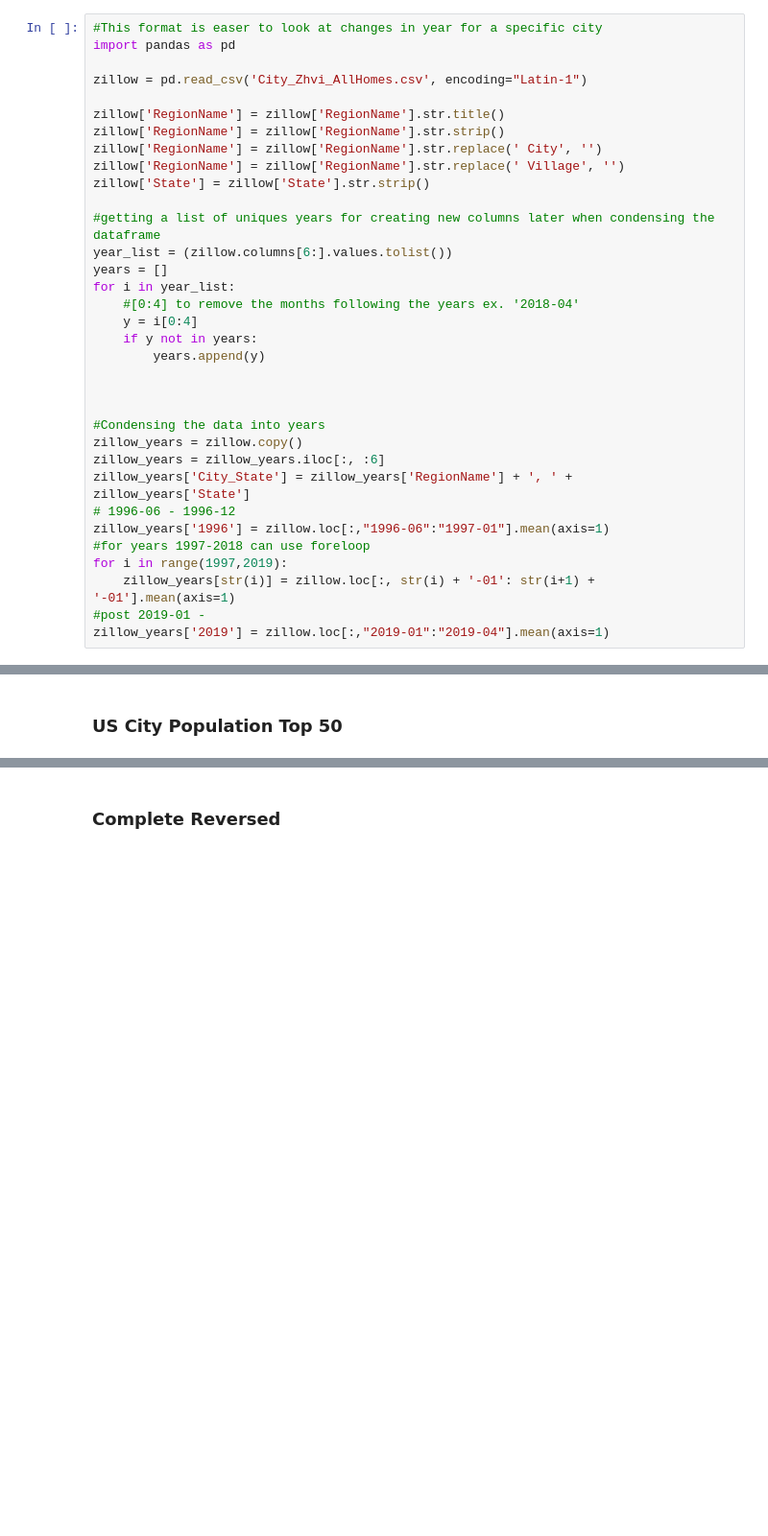
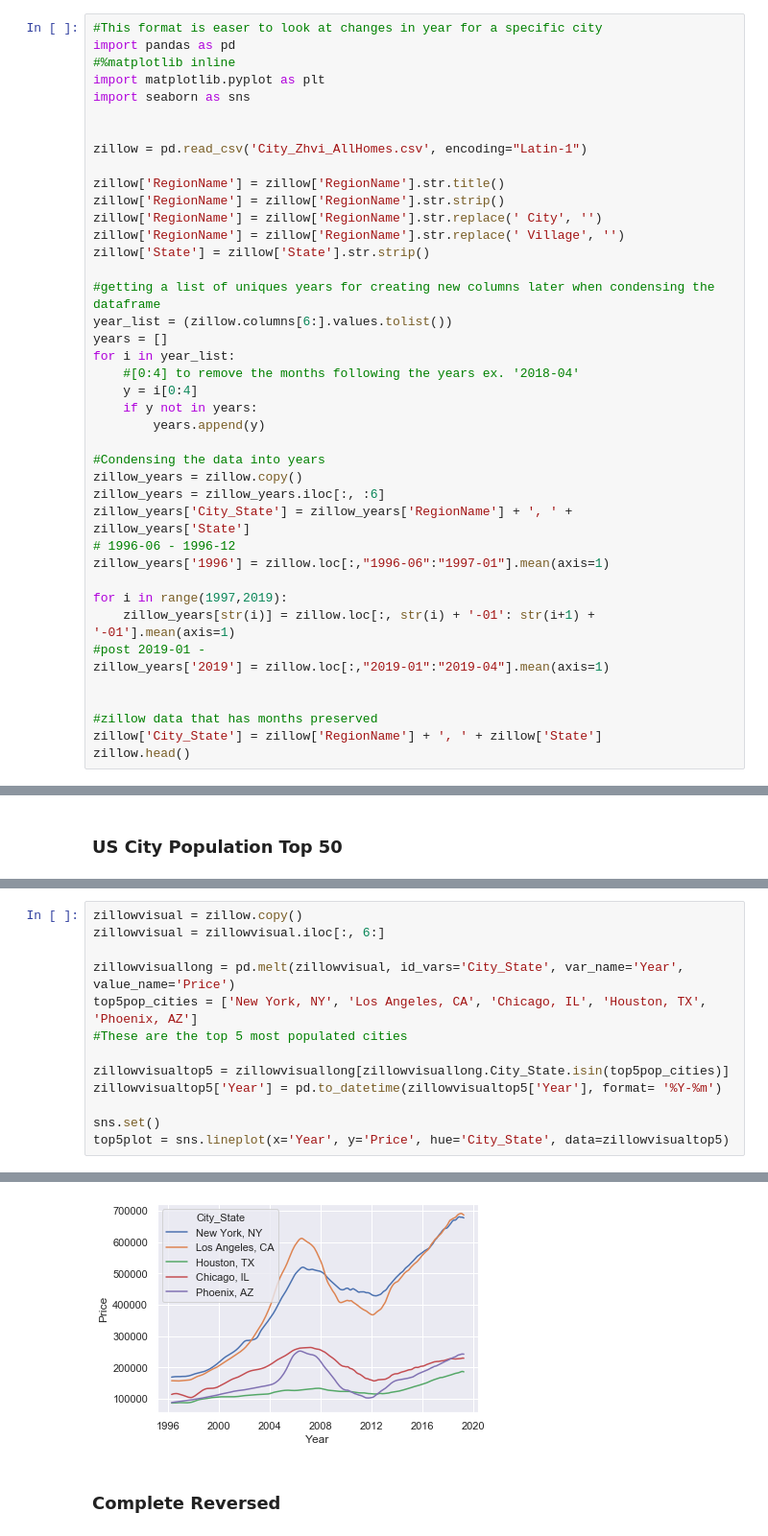
Before and after one commit to leehongc/housing, a Jupyter notebook: HousingProject.ipynb, the cells around one changed output, grey strips where cells are left out. Shown: that part at 96% size. Cells and saved outputs as stored; diff of their text form; blank space fills up the shorter version.

```diff
--- a/HousingProject.ipynb
+++ b/HousingProject.ipynb
@@ -100,6 +101,10 @@ Zillow House Affordability Calculator
 # %%
 #This format is easer to look at changes in year for a specific city
 import pandas as pd
+#%matplotlib inline
+import matplotlib.pyplot as plt
+import seaborn as sns
+
 
 zillow = pd.read_csv('City_Zhvi_AllHomes.csv', encoding="Latin-1")
 
@@ -118,16 +123,19 @@ for i in year_list:
     if y not in years:
         years.append(y)
 
-
-
 #Condensing the data into years
 zillow_years = zillow.copy()
 zillow_years = zillow_years.iloc[:, :6]
 zillow_years['City_State'] = zillow_years['RegionName'] + ', ' + zillow_years['State']
 # 1996-06 - 1996-12
 zillow_years['1996'] = zillow.loc[:,"1996-06":"1997-01"].mean(axis=1)
-#for years 1997-2018 can use foreloop
+
 for i in range(1997,2019):
     zillow_years[str(i)] = zillow.loc[:, str(i) + '-01': str(i+1) + '-01'].mean(axis=1)
 #post 2019-01 -
 zillow_years['2019'] = zillow.loc[:,"2019-01":"2019-04"].mean(axis=1)
+
+
+#zillow data that has months preserved
+zillow['City_State'] = zillow['RegionName'] + ', ' + zillow['State']
+zillow.head()
@@ -283,0 +368,14 @@ uspop18merge.head()
+# %%
+zillowvisual = zillow.copy()
+zillowvisual = zillowvisual.iloc[:, 6:]
+
+zillowvisuallong = pd.melt(zillowvisual, id_vars='City_State', var_name='Year', value_name='Price')
+top5pop_cities = ['New York, NY', 'Los Angeles, CA', 'Chicago, IL', 'Houston, TX', 'Phoenix, AZ']
+#These are the top 5 most populated cities
+
+zillowvisualtop5 = zillowvisuallong[zillowvisuallong.City_State.isin(top5pop_cities)]
+zillowvisualtop5['Year'] = pd.to_datetime(zillowvisualtop5['Year'], format= '%Y-%m')
+
+sns.set()
+top5plot = sns.lineplot(x='Year', y='Price', hue='City_State', data=zillowvisualtop5)
+# %% [output]
@@ -284,3 +387,4 @@ uspop18merge.head()
+[figure, added]
 # %% [markdown]
 ### Complete Reversed
 # %%
```
Also changed, not shown: parts of 26 cells of this notebook.
